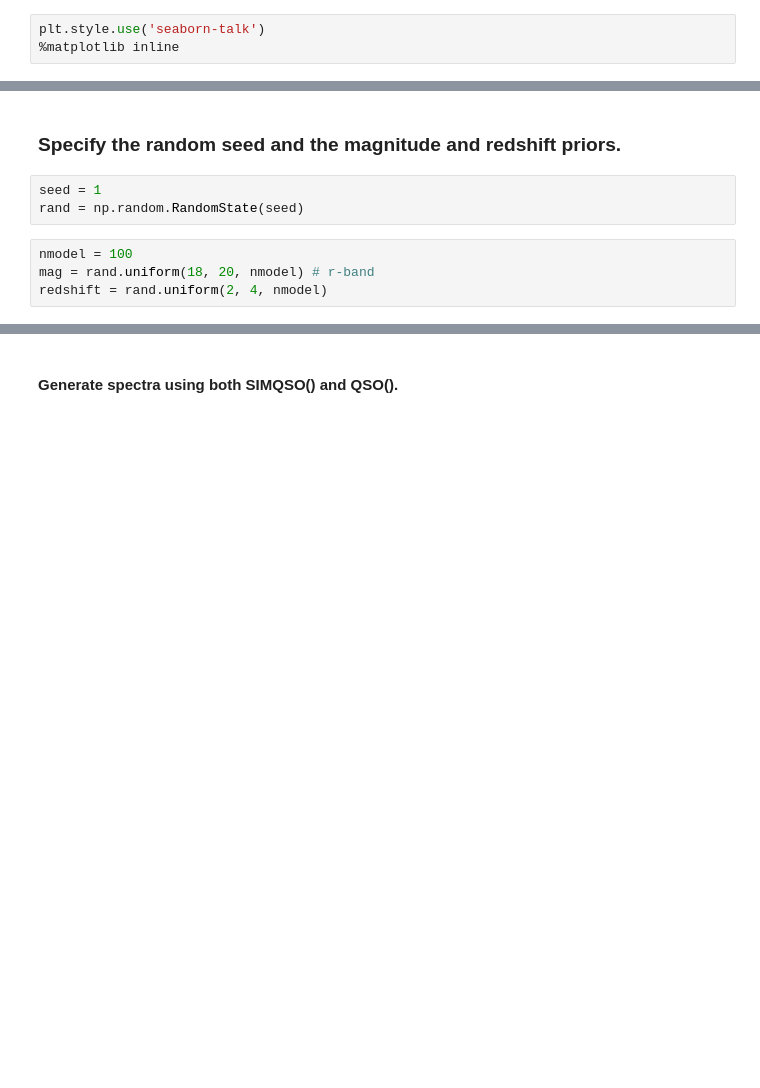
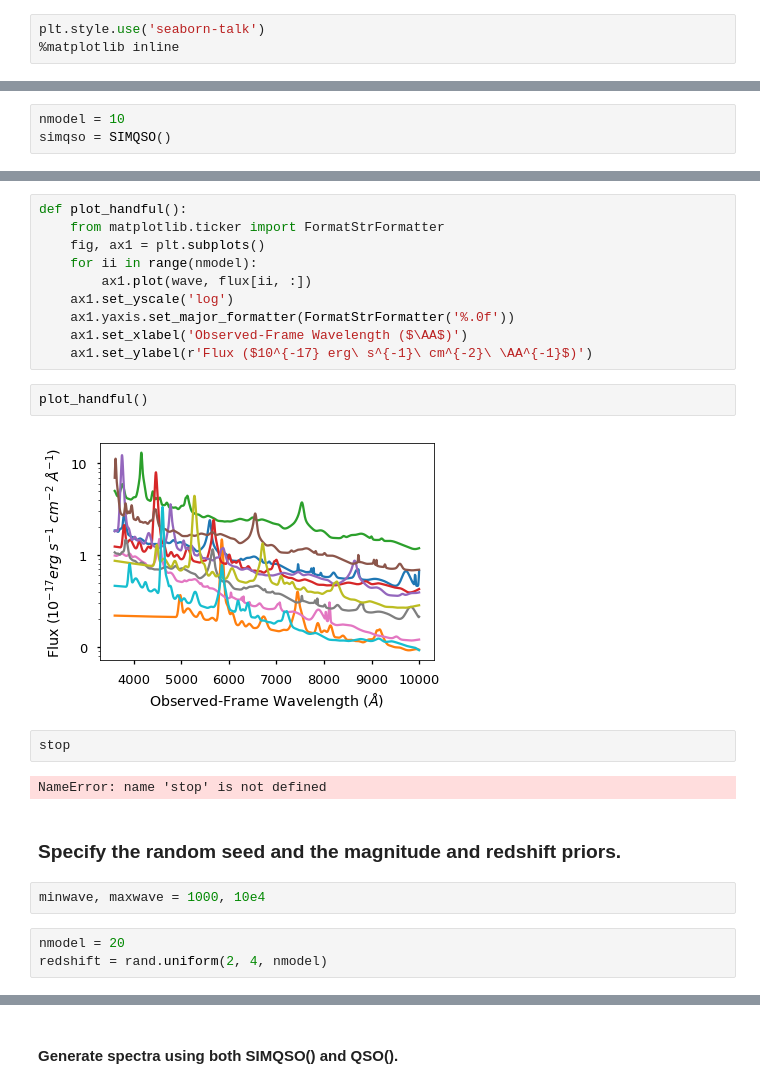
Before and after one commit to desihub/desisim, a Jupyter notebook: doc/nb/simqso-templates.ipynb, the cells around one changed output, grey strips where cells are left out. Cells and saved outputs as stored; diff of their text form; blank space fills up the shorter version.

```diff
--- a/doc/nb/simqso-templates.ipynb
+++ b/doc/nb/simqso-templates.ipynb
@@ -16,0 +24,3 @@ plt.style.use('seaborn-talk')
+# %%
+nmodel = 10
+simqso = SIMQSO()
@@ -17,9 +32,25 @@ plt.style.use('seaborn-talk')
+# %%
+def plot_handful():
+    from matplotlib.ticker import FormatStrFormatter
+    fig, ax1 = plt.subplots()
+    for ii in range(nmodel):
+        ax1.plot(wave, flux[ii, :])
+    ax1.set_yscale('log')
+    ax1.yaxis.set_major_formatter(FormatStrFormatter('%.0f'))
+    ax1.set_xlabel('Observed-Frame Wavelength ($\AA$)')
+    ax1.set_ylabel(r'Flux ($10^{-17} erg\ s^{-1}\ cm^{-2}\ \AA^{-1}$)')
+# %%
+plot_handful()
+# %% [output]
+[figure, added]
+# %%
+stop
+# %% [output]
+NameError: name 'stop' is not defined
 # %% [markdown]
 ### Specify the random seed and the magnitude and redshift priors.
-# %%
-seed = 1
-rand = np.random.RandomState(seed)
+# %%
+minwave, maxwave = 1000, 10e4
 # %%
-nmodel = 100
-mag = rand.uniform(18, 20, nmodel) # r-band
+nmodel = 20
 redshift = rand.uniform(2, 4, nmodel)
```
Also changed, not shown: parts of 21 cells of this notebook, 1 other file.
